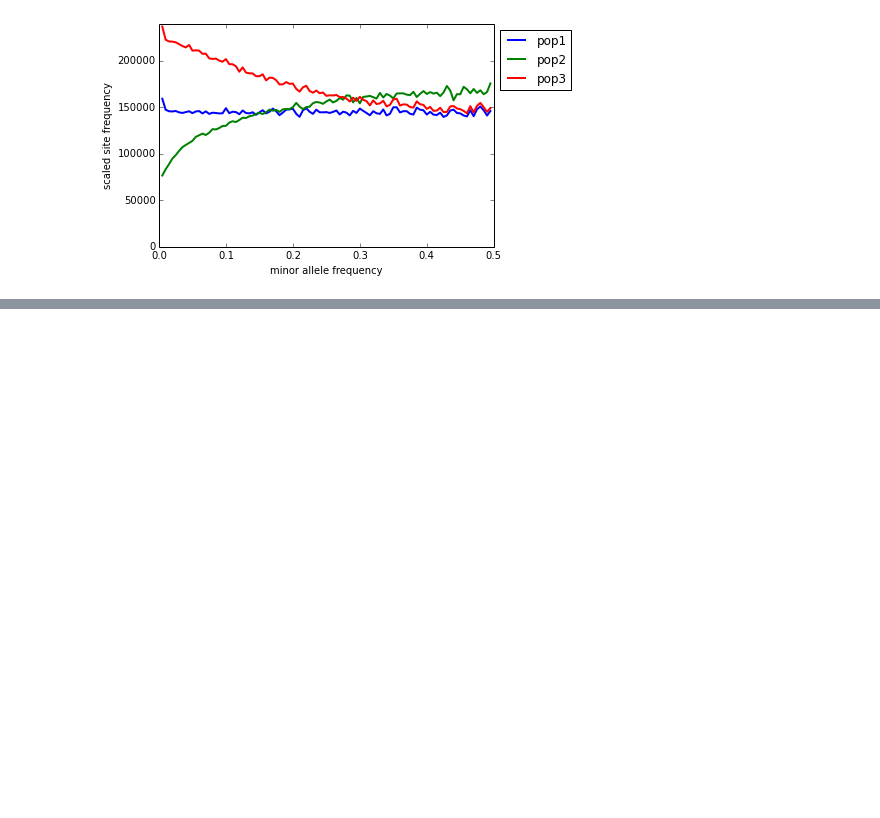
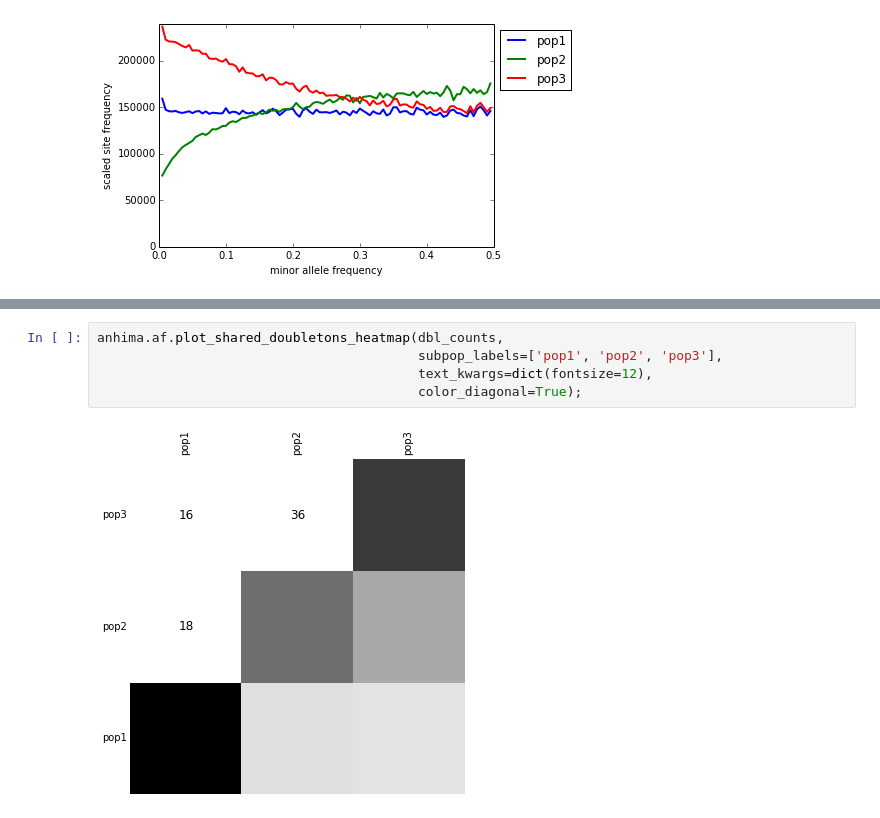
Before and after one commit to alimanfoo/anhima, a Jupyter notebook: examples/af.ipynb, the cells around one changed output, grey strips where cells are left out. Cells and saved outputs as stored; diff of their text form; blank space fills up the shorter version.

```diff
--- a/examples/af.ipynb
+++ b/examples/af.ipynb
@@ -151,0 +187,7 @@ ax.legend(bbox_to_anchor=(1, 1), loc='upper left');
+# %%
+anhima.af.plot_shared_doubletons_heatmap(dbl_counts,
+                                         subpop_labels=['pop1', 'pop2', 'pop3'],
+                                         text_kwargs=dict(fontsize=12),
+                                         color_diagonal=True);
+# %% [output]
+[figure, added]
```
Also changed, not shown: parts of 6 cells of this notebook, 2 other files.
